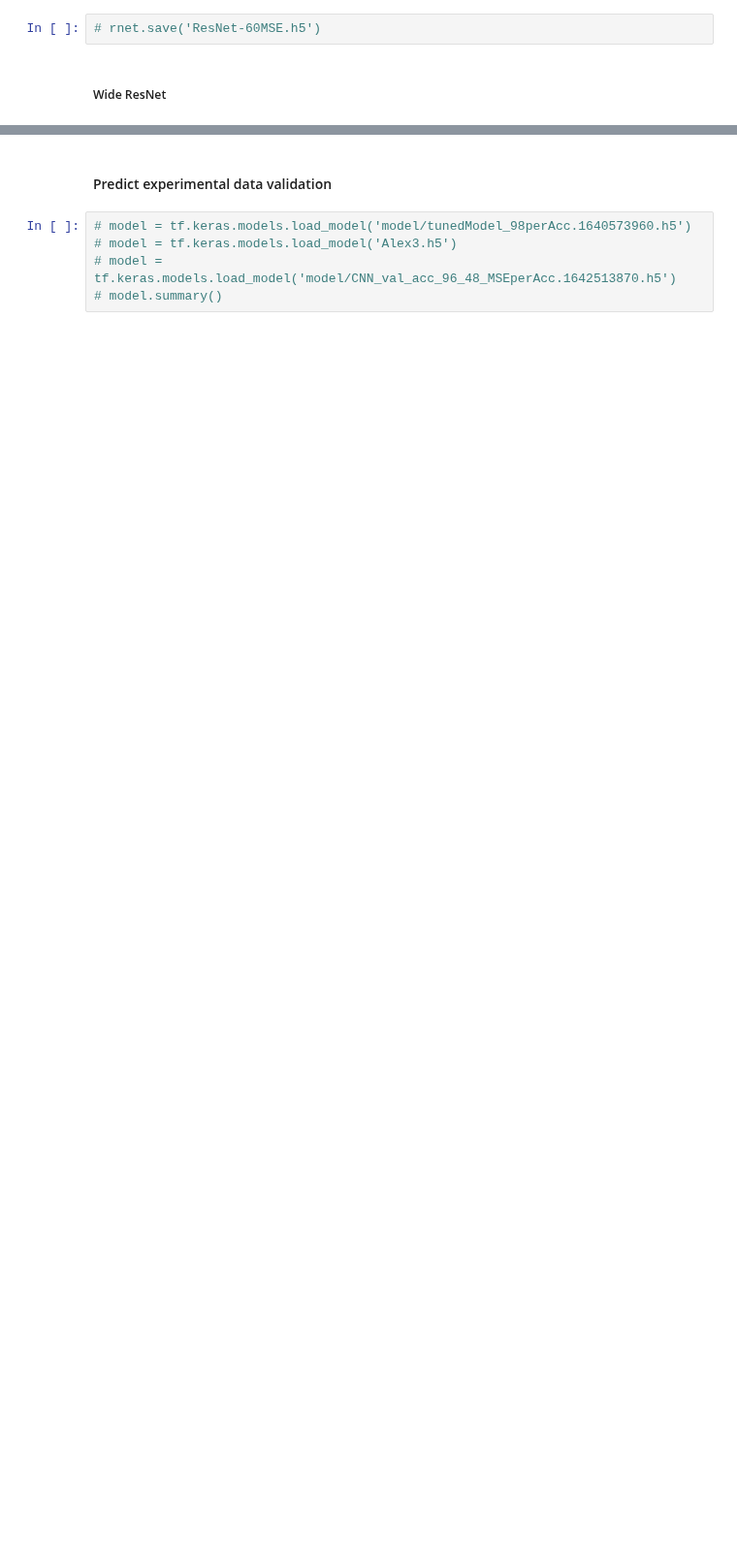
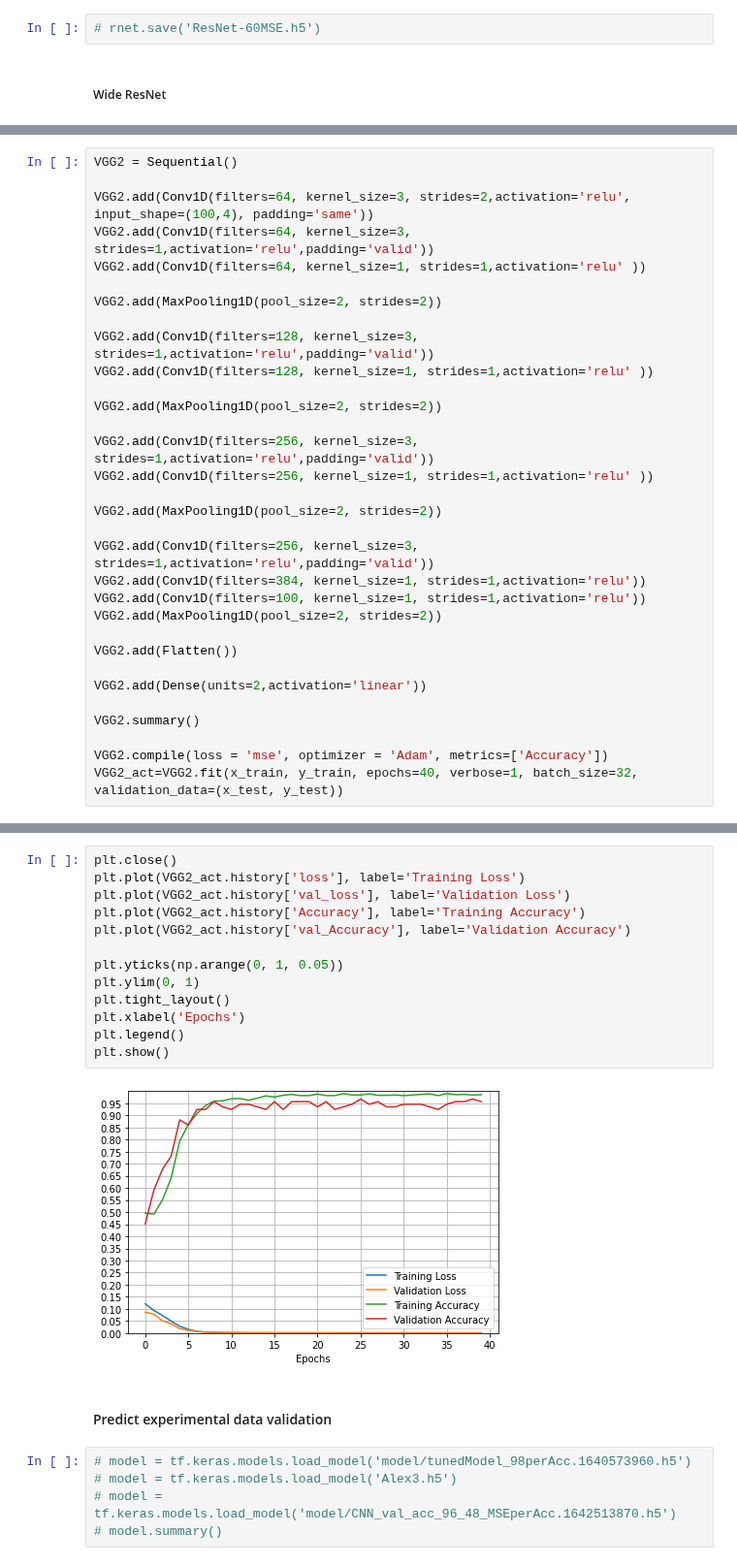
Before and after one commit to sreekar2858/CIE7, a Jupyter notebook: Project-B/wresnet.ipynb, the cells around one changed output, grey strips where cells are left out. Shown at 97% size. Drawn from its saved outputs; the diff is of its cells as text; blank space fills up the shorter version.

```diff
--- a/Project-B/wresnet.ipynb
+++ b/Project-B/wresnet.ipynb
@@ -514,0 +433,32 @@ plt.show()
+# %%
+VGG2 = Sequential()
+
+VGG2.add(Conv1D(filters=64, kernel_size=3, strides=2,activation='relu', input_shape=(100,4), padding='same'))
+VGG2.add(Conv1D(filters=64, kernel_size=3, strides=1,activation='relu',padding='valid'))
+VGG2.add(Conv1D(filters=64, kernel_size=1, strides=1,activation='relu' ))
+
+VGG2.add(MaxPooling1D(pool_size=2, strides=2))
+
+VGG2.add(Conv1D(filters=128, kernel_size=3, strides=1,activation='relu',padding='valid'))
+VGG2.add(Conv1D(filters=128, kernel_size=1, strides=1,activation='relu' ))
+
+VGG2.add(MaxPooling1D(pool_size=2, strides=2))
+
+VGG2.add(Conv1D(filters=256, kernel_size=3, strides=1,activation='relu',padding='valid'))
+VGG2.add(Conv1D(filters=256, kernel_size=1, strides=1,activation='relu' ))
+
+VGG2.add(MaxPooling1D(pool_size=2, strides=2))
+
+VGG2.add(Conv1D(filters=256, kernel_size=3, strides=1,activation='relu',padding='valid'))
+VGG2.add(Conv1D(filters=384, kernel_size=1, strides=1,activation='relu'))
+VGG2.add(Conv1D(filters=100, kernel_size=1, strides=1,activation='relu'))
+VGG2.add(MaxPooling1D(pool_size=2, strides=2))
+
+VGG2.add(Flatten())
+
+VGG2.add(Dense(units=2,activation='linear'))
+
+VGG2.summary()
+
+VGG2.compile(loss = 'mse', optimizer = 'Adam', metrics=['Accuracy'])
+VGG2_act=VGG2.fit(x_train, y_train, epochs=40, verbose=1, batch_size=32, validation_data=(x_test, y_test))
@@ -515,3 +487,18 @@ plt.show()
+# %%
+plt.close()
+plt.plot(VGG2_act.history['loss'], label='Training Loss')
+plt.plot(VGG2_act.history['val_loss'], label='Validation Loss')
+plt.plot(VGG2_act.history['Accuracy'], label='Training Accuracy')
+plt.plot(VGG2_act.history['val_Accuracy'], label='Validation Accuracy')
+
+plt.yticks(np.arange(0, 1, 0.05))
+plt.ylim(0, 1)
+plt.tight_layout()
+plt.xlabel('Epochs')
+plt.legend()
+plt.show()
+# %% [output]
+[figure, added]
 # %% [markdown]
 #### Predict experimental data validation
 # %%
```
Also changed, not shown: parts of 19 cells of this notebook, 9 other files.
